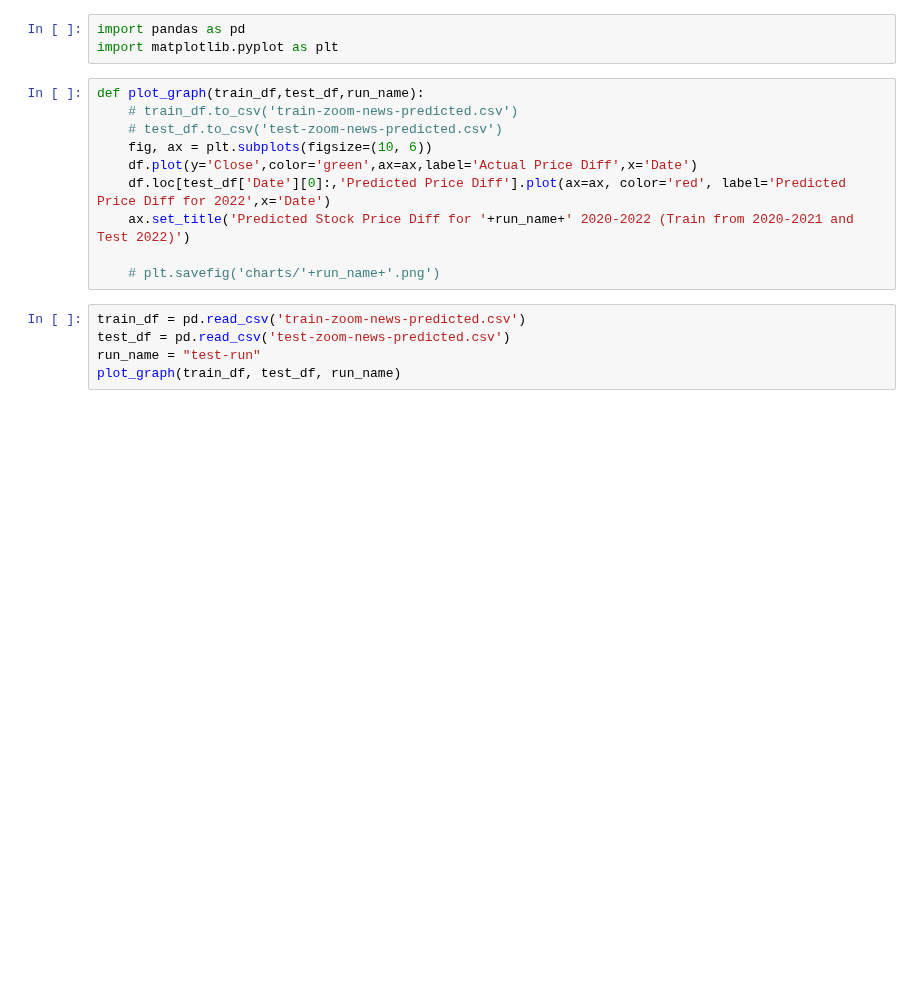
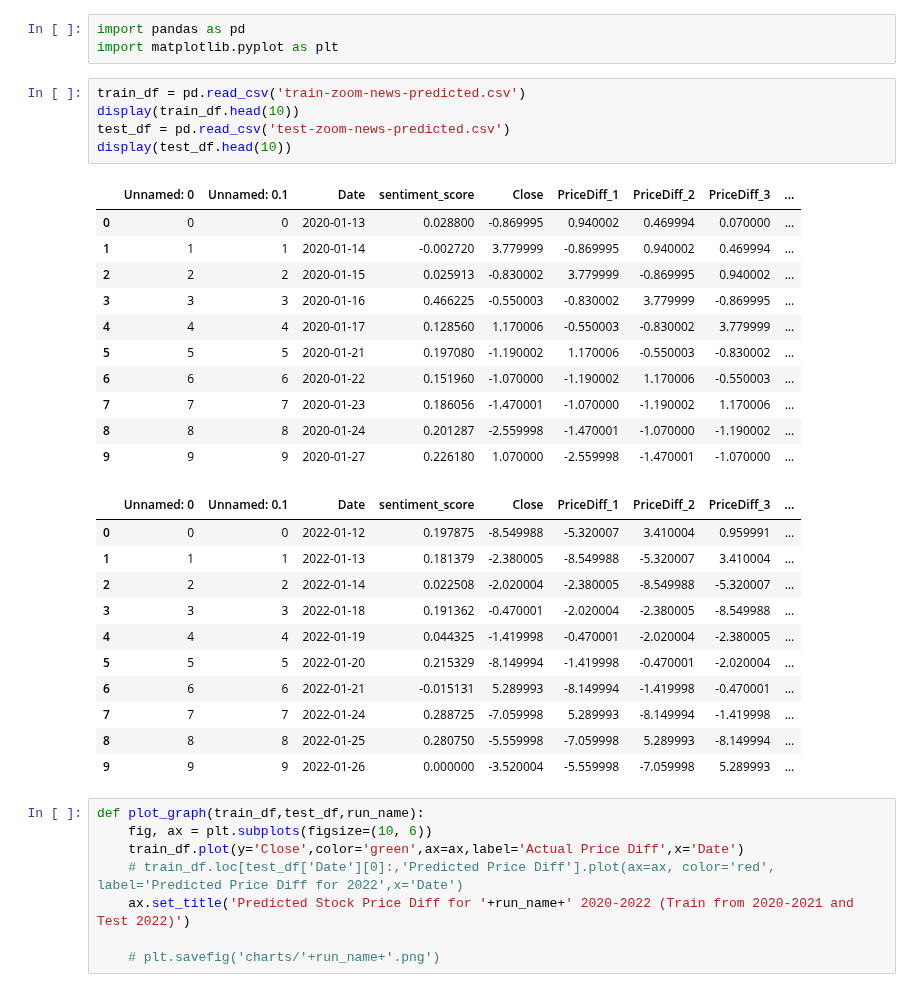
Before and after one commit to odemuno/IDL-finance-project, a Jupyter notebook: Code/train-model/plot.ipynb, the cells around one changed output. Cells and saved outputs as stored; diff of their text form; blank space fills up the shorter version.

```diff
--- a/Code/train-model/plot.ipynb
+++ b/Code/train-model/plot.ipynb
@@ -1,18 +1,39 @@
 # %%
 import pandas as pd
 import matplotlib.pyplot as plt
+# %%
+train_df = pd.read_csv('train-zoom-news-predicted.csv')
+display(train_df.head(10))
+test_df = pd.read_csv('test-zoom-news-predicted.csv')
+display(test_df.head(10))
+# %% [output]
+|  | Unnamed: 0 | Unnamed: 0.1 | Date | sentiment_score | Close | PriceDiff_1 | PriceDiff_2 | PriceDiff_3 | ... |
+| 0 | 0 | 0 | 2020-01-13 | 0.028800 | -0.869995 | 0.940002 | 0.469994 | 0.070000 | ... |
+| 1 | 1 | 1 | 2020-01-14 | -0.002720 | 3.779999 | -0.869995 | 0.940002 | 0.469994 | ... |
+| 2 | 2 | 2 | 2020-01-15 | 0.025913 | -0.830002 | 3.779999 | -0.869995 | 0.940002 | ... |
+| 3 | 3 | 3 | 2020-01-16 | 0.466225 | -0.550003 | -0.830002 | 3.779999 | -0.869995 | ... |
+| 4 | 4 | 4 | 2020-01-17 | 0.128560 | 1.170006 | -0.550003 | -0.830002 | 3.779999 | ... |
+| 5 | 5 | 5 | 2020-01-21 | 0.197080 | -1.190002 | 1.170006 | -0.550003 | -0.830002 | ... |
+| 6 | 6 | 6 | 2020-01-22 | 0.151960 | -1.070000 | -1.190002 | 1.170006 | -0.550003 | ... |
+| 7 | 7 | 7 | 2020-01-23 | 0.186056 | -1.470001 | -1.070000 | -1.190002 | 1.170006 | ... |
+| 8 | 8 | 8 | 2020-01-24 | 0.201287 | -2.559998 | -1.470001 | -1.070000 | -1.190002 | ... |
+| 9 | 9 | 9 | 2020-01-27 | 0.226180 | 1.070000 | -2.559998 | -1.470001 | -1.070000 | ... |
+|  | Unnamed: 0 | Unnamed: 0.1 | Date | sentiment_score | Close | PriceDiff_1 | PriceDiff_2 | PriceDiff_3 | ... |
+| 0 | 0 | 0 | 2022-01-12 | 0.197875 | -8.549988 | -5.320007 | 3.410004 | 0.959991 | ... |
+| 1 | 1 | 1 | 2022-01-13 | 0.181379 | -2.380005 | -8.549988 | -5.320007 | 3.410004 | ... |
+| 2 | 2 | 2 | 2022-01-14 | 0.022508 | -2.020004 | -2.380005 | -8.549988 | -5.320007 | ... |
+| 3 | 3 | 3 | 2022-01-18 | 0.191362 | -0.470001 | -2.020004 | -2.380005 | -8.549988 | ... |
+| 4 | 4 | 4 | 2022-01-19 | 0.044325 | -1.419998 | -0.470001 | -2.020004 | -2.380005 | ... |
+| 5 | 5 | 5 | 2022-01-20 | 0.215329 | -8.149994 | -1.419998 | -0.470001 | -2.020004 | ... |
+| 6 | 6 | 6 | 2022-01-21 | -0.015131 | 5.289993 | -8.149994 | -1.419998 | -0.470001 | ... |
+| 7 | 7 | 7 | 2022-01-24 | 0.288725 | -7.059998 | 5.289993 | -8.149994 | -1.419998 | ... |
+| 8 | 8 | 8 | 2022-01-25 | 0.280750 | -5.559998 | -7.059998 | 5.289993 | -8.149994 | ... |
+| 9 | 9 | 9 | 2022-01-26 | 0.000000 | -3.520004 | -5.559998 | -7.059998 | 5.289993 | ... |
 # %%
 def plot_graph(train_df,test_df,run_name):
-    # train_df.to_csv('train-zoom-news-predicted.csv')
-    # test_df.to_csv('test-zoom-news-predicted.csv')
     fig, ax = plt.subplots(figsize=(10, 6))
-    df.plot(y='Close',color='green',ax=ax,label='Actual Price Diff',x='Date')
-    df.loc[test_df['Date'][0]:,'Predicted Price Diff'].plot(ax=ax, color='red', label='Predicted Price Diff for 2022',x='Date')
+    train_df.plot(y='Close',color='green',ax=ax,label='Actual Price Diff',x='Date')
+    # train_df.loc[test_df['Date'][0]:,'Predicted Price Diff'].plot(ax=ax, color='red', label='Predicted Price Diff for 2022',x='Date')
     ax.set_title('Predicted Stock Price Diff for '+run_name+' 2020-2022 (Train from 2020-2021 and Test 2022)')
 
     # plt.savefig('charts/'+run_name+'.png')
-# %%
-train_df = pd.read_csv('train-zoom-news-predicted.csv')
-test_df = pd.read_csv('test-zoom-news-predicted.csv')
-run_name = "test-run"
-plot_graph(train_df, test_df, run_name)
```
Also changed, not shown: parts of 1 cell of this notebook, 7 other files.
